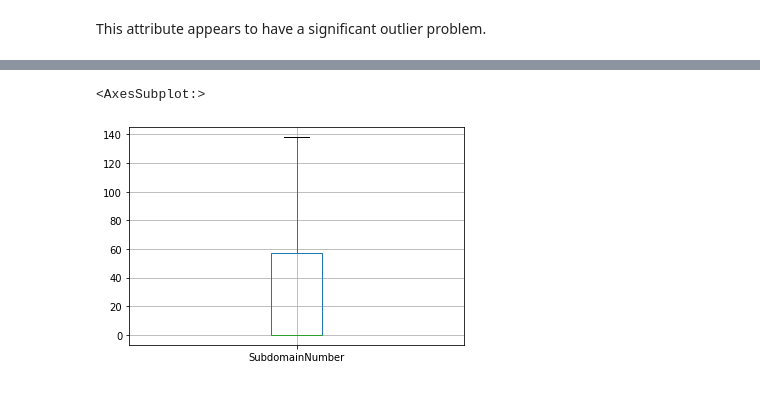
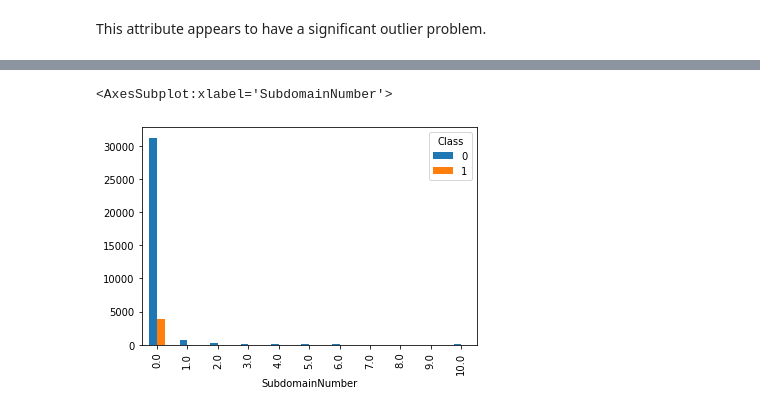
Before and after one commit to lukem1/malicious-domain-classification, a Jupyter notebook: preprocessing.ipynb, the cells around one changed output, grey strips where cells are left out. Cells and saved outputs as stored; diff of their text form; code cells hidden in the pictures.

```diff
--- a/preprocessing.ipynb
+++ b/preprocessing.ipynb
@@ -548,2 +536,3 @@ As there is a relatively small number of outliers and how extreme these values s
 # %%
-data["SubdomainNumber"] = data["SubdomainNumber"][~(Subdomain_Low_Outliers | Subdomain_High_Outliers)]
+data["SubdomainNumber"] = data["SubdomainNumber"][~(data["SubdomainNumber"] > 20)]
+data.SubdomainNumber.describe()
@@ -550,5 +549,5 @@ data["SubdomainNumber"] = data["SubdomainNumber"][~(Subdomain_Low_Outliers | Sub
-# %%
-data.boxplot(column="SubdomainNumber")
-# %% [output]
-<AxesSubplot:>
-[figure, removed]
+# %%
+pd.crosstab(data["SubdomainNumber"], data["Class"]).head(11).plot.bar()
+# %% [output]
+<AxesSubplot:xlabel='SubdomainNumber'>
+[figure, added]
```
Also changed, not shown: parts of 31 cells of this notebook.
